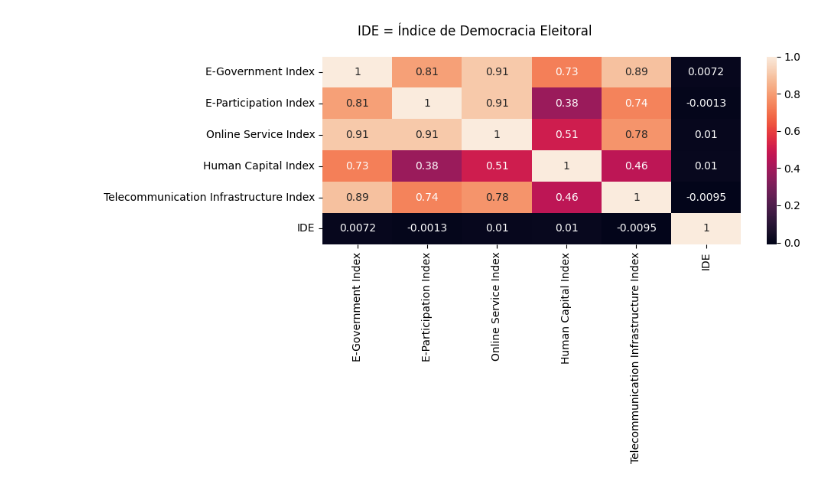
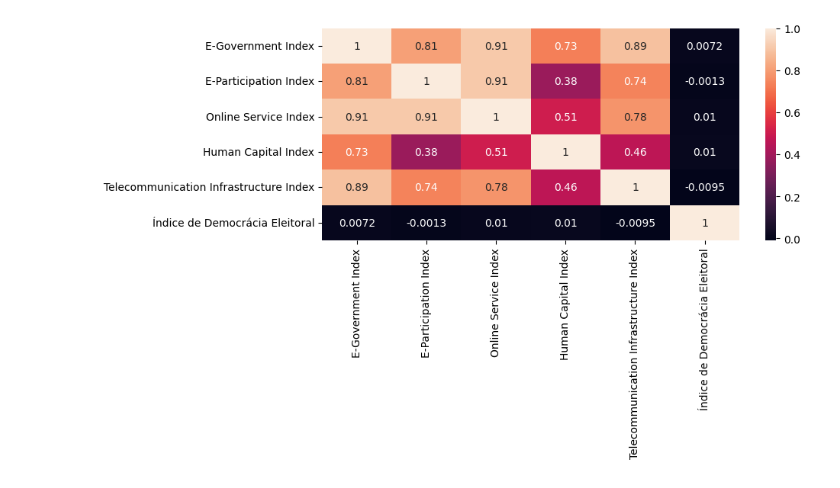
Before and after one commit to LazaroDamasceno/Dissertacao-Mestrado, a Jupyter notebook: eda/correlacao/correlation_electoraldemocracyindex_egdi.ipynb, the cells around one changed output. Cells and saved outputs as stored; diff of their text form; code cells hidden in the pictures.

```diff
--- a/eda/correlacao/correlation_electoraldemocracyindex_egdi.ipynb
+++ b/eda/correlacao/correlation_electoraldemocracyindex_egdi.ipynb
@@ -81,17 +81,16 @@ edi = edi[edi['Year'].isin(itertools.chain(range(2003, 2006), range(2008, 2025,
 # %%
 df = egdi.copy()
 # %%
-df['IDE'] = edi['Electoral democracy index (central estimate)']
+df['Índice de Democrácia Eleitoral'] = edi['Electoral democracy index (central estimate)']
 # %%
 corr = df.corr(method='pearson')
 # %%
 fig, ax = plt.subplots(figsize=(10, 6))
 
 sns.heatmap(data=corr, annot=True)
 
-plt.suptitle('IDE = Índice de Democracia Eleitoral')
 plt.tight_layout()
 plt.show()
 fig.savefig('C:/Users/lazar/Master-Dissertation/figuras/egdi/correlacao3.png')
 # %% [output]
-[figure, old version]
+[figure, new version]
```
Also changed, not shown: 27 other files.
